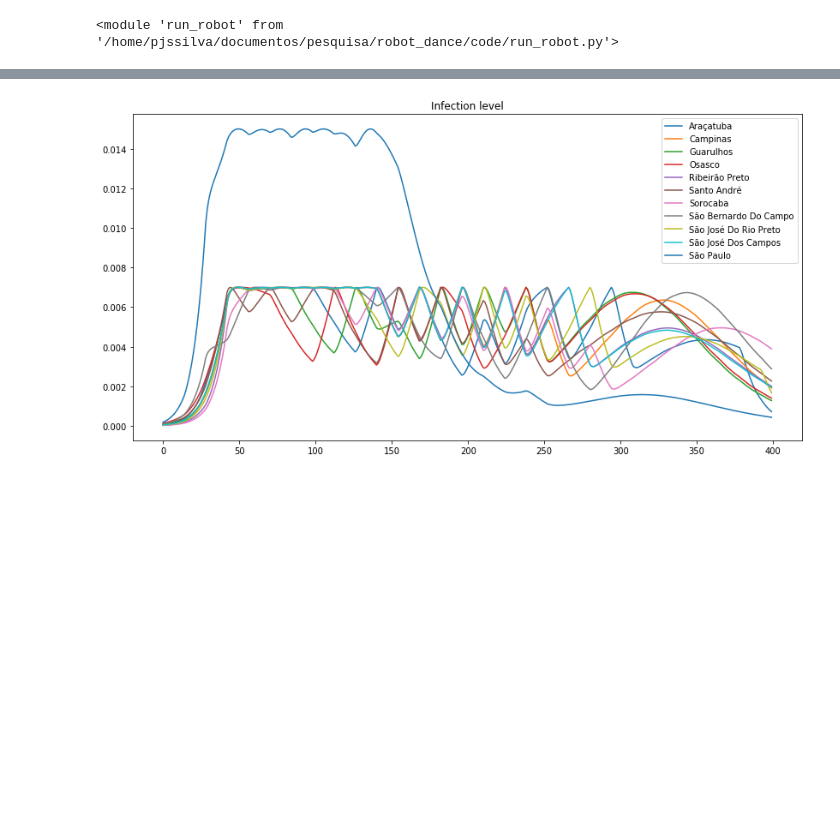
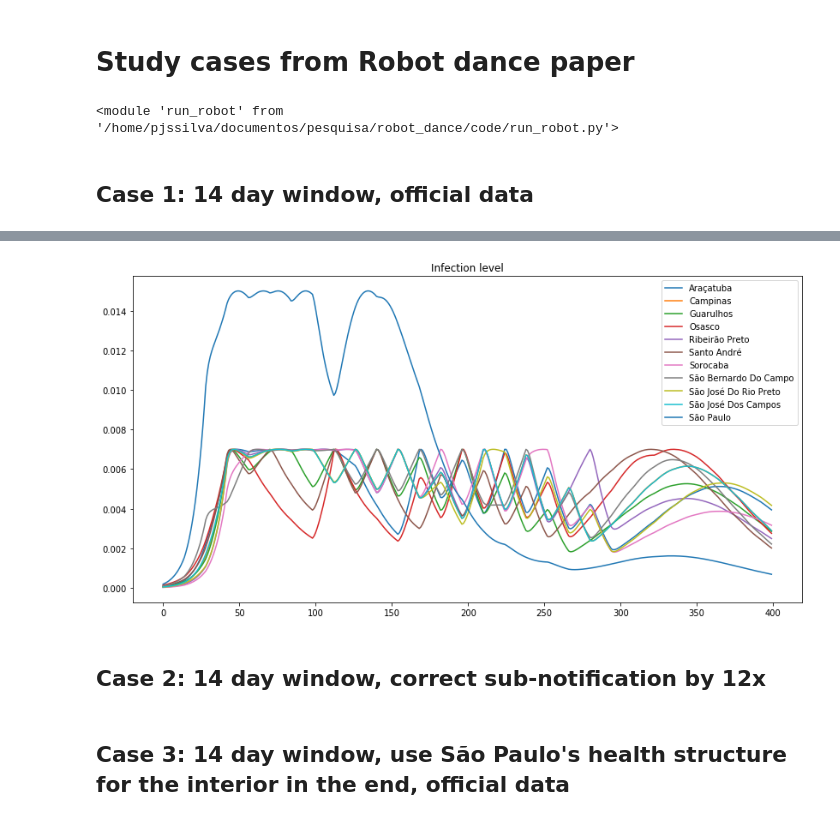
Before and after one commit to pjssilva/Robot-dance, a Jupyter notebook: report_cases.ipynb, the cells around one changed output, grey strips where cells are left out. Cells and saved outputs as stored; diff of their text form; code cells hidden in the pictures; blank space fills up the shorter version.

```diff
--- a/report_cases.ipynb
+++ b/report_cases.ipynb
@@ -1,3 +1,5 @@
+# %% [markdown]
+# Study cases from Robot dance paper
 # %%
 import os
 import pandas as pd
@@ -13,6 +15,7 @@ reload(run_robot)
 <module 'run_robot' from '/home/pjssilva/documentos/pesquisa/robot_dance/code/run_robot.py'>
 # %%
 %%capture
+# Define the basic data for the case studies
 
 # Compute initial values for first run and read the cities and other initial data
 basic_prm = prepare_data.save_basic_parameters()
@@ -27,12 +30,14 @@ target = prepare_data.save_target(cities_data, target)
 
 # Use a forcedif that releases the cities in the end
 force_dif = np.ones((ncities, ndays))
-# force_dif[:-1, 288:] = 0.0
-# force_dif[-1, 149:] = 0.0
+force_dif[:-1, 288:] = 0.0
+force_dif[-1, 149:] = 0.0
+# %% [markdown]
+## Case 1: 14 day window, official data
 # %%
 run_robot.prepare_optimization(basic_prm, cities_data, M, target, force_dif)
 # %%
 %%time
-run_robot.optimize_and_show_results("results/window_14_i_new.png", "results/window_14_rt_new.png",
-                                    "results/window_14_new.csv", cities_data.index)
+run_robot.optimize_and_show_results("results/window_14_i.png", "results/window_14_rt.png",
+                                    "results/window_14.csv", cities_data.index)
 # %% [output]
@@ -41 +46,3 @@ Wall time: 4min 21s
-[figure, old version]
+[figure, new version]
+# %% [markdown]
+## Case 2: 14 day window, correct sub-notification by 12x
@@ -42,2 +56,4 @@ Wall time: 4min 21s
+# %% [markdown]
+## Case 3: 14 day window, use São Paulo's health structure for the interior in the end, official data
 # %%
 # Data to simulate the situtation with a correction of 12x
```
Also changed, not shown: parts of 9 cells of this notebook, 2 other files.
